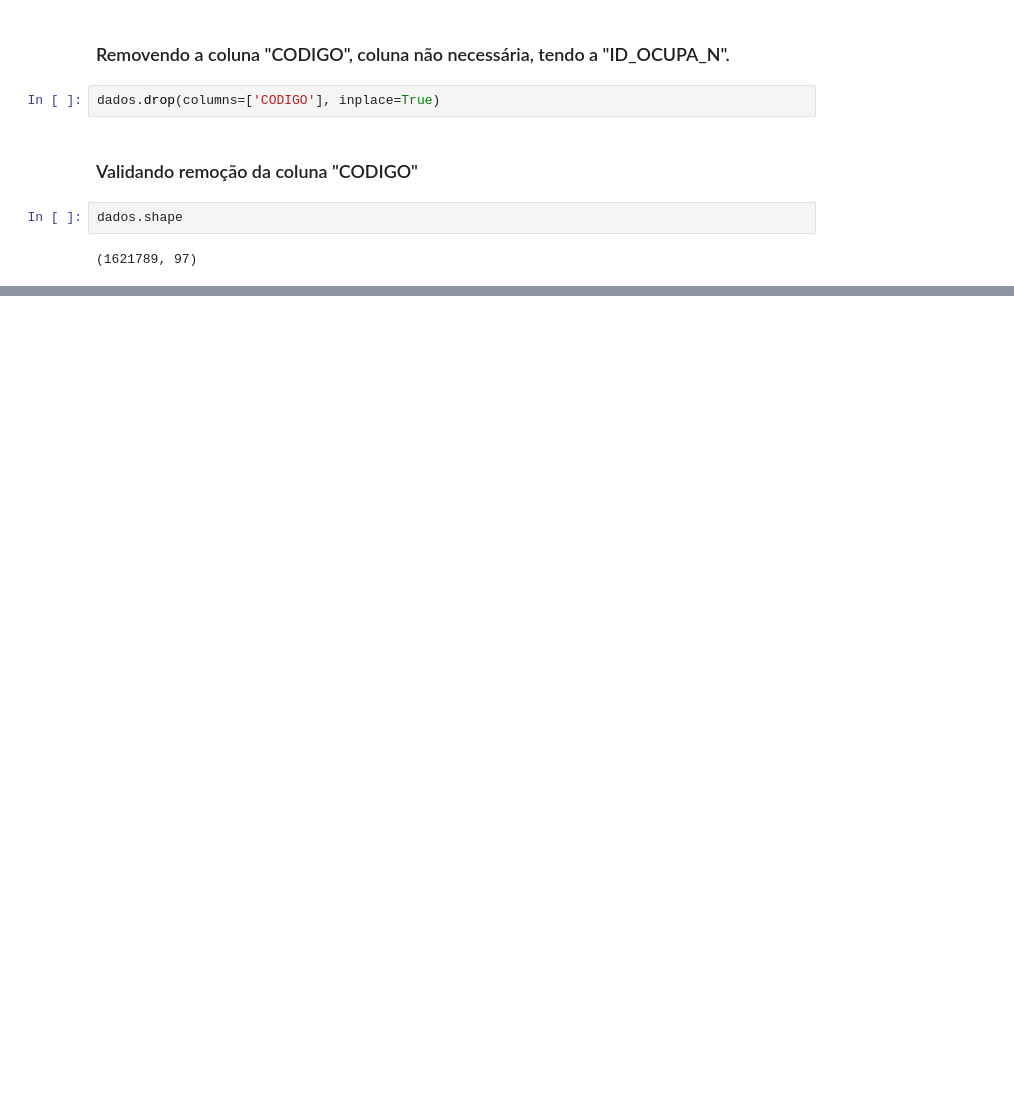
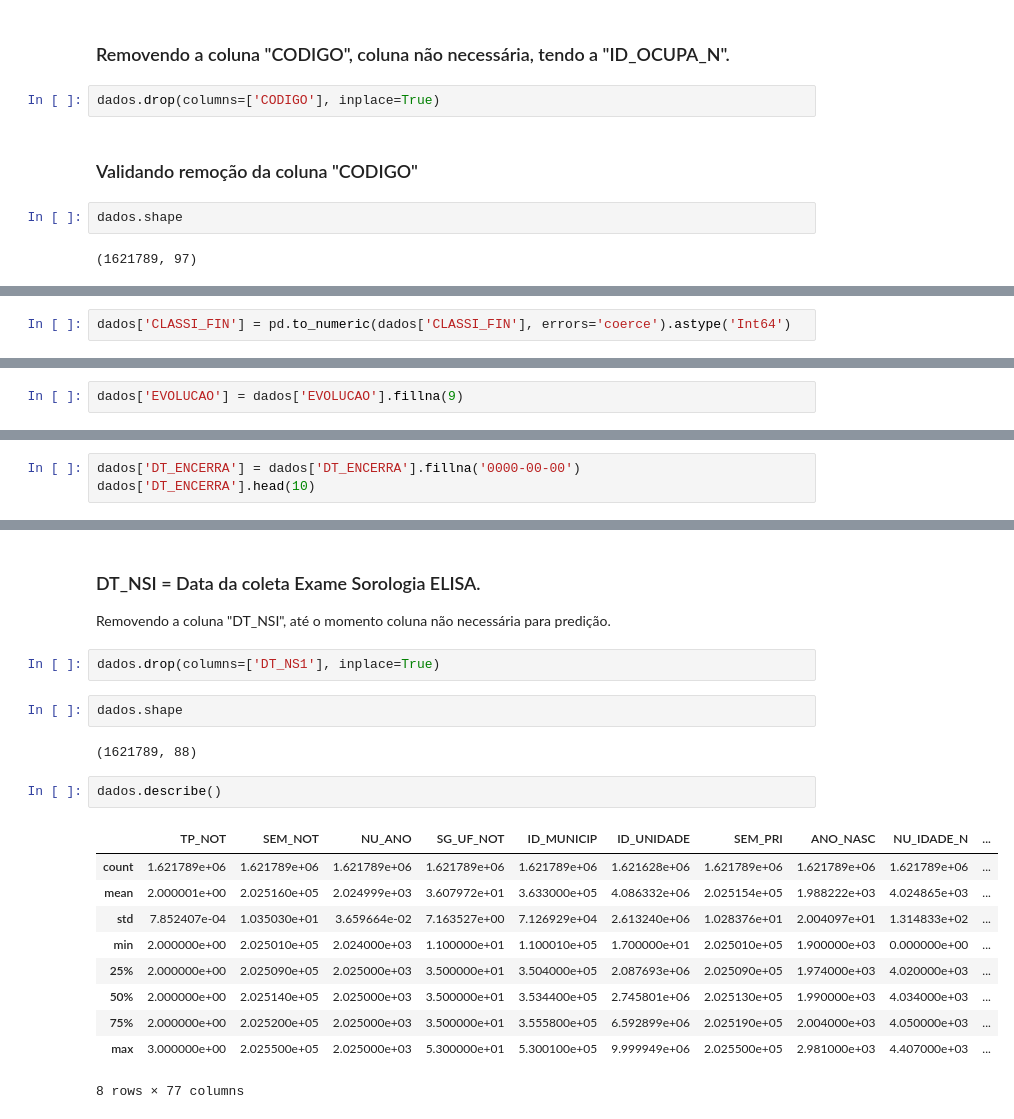
Before and after one commit to rodrigoandrade/8IADT-tech-challenge-fase1, a Jupyter notebook: tech_challenge_fase_1.ipynb, the cells around one changed output, grey strips where cells are left out. Cells and saved outputs as stored; diff of their text form; blank space fills up the shorter version.

```diff
--- a/tech_challenge_fase_1.ipynb
+++ b/tech_challenge_fase_1.ipynb
@@ -309,0 +485,2 @@ dados[['ID_OCUPA_N', 'TITULO']].head(20)
+# %%
+dados['CLASSI_FIN'] = pd.to_numeric(dados['CLASSI_FIN'], errors='coerce').astype('Int64')
@@ -309,0 +524,2 @@ dados[['ID_OCUPA_N', 'TITULO']].head(20)
+# %%
+dados['EVOLUCAO'] = dados['EVOLUCAO'].fillna(9)
@@ -309,0 +530,3 @@ dados[['ID_OCUPA_N', 'TITULO']].head(20)
+# %%
+dados['DT_ENCERRA'] = dados['DT_ENCERRA'].fillna('0000-00-00')
+dados['DT_ENCERRA'].head(10)
@@ -309,0 +546,23 @@ dados[['ID_OCUPA_N', 'TITULO']].head(20)
+# %% [markdown]
+### DT_NSI = Data da coleta Exame Sorologia ELISA.
+
+Removendo a coluna "DT_NSI", até o momento coluna não necessária para predição.
+# %%
+dados.drop(columns=['DT_NS1'], inplace=True)
+# %%
+dados.shape
+# %% [output]
+(1621789, 88)
+# %%
+dados.describe()
+# %% [output]
+|  | TP_NOT | SEM_NOT | NU_ANO | SG_UF_NOT | ID_MUNICIP | ID_UNIDADE | SEM_PRI | ANO_NASC | NU_IDADE_N | ... |
+| count | 1.621789e+06 | 1.621789e+06 | 1.621789e+06 | 1.621789e+06 | 1.621789e+06 | 1.621628e+06 | 1.621789e+06 | 1.621789e+06 | 1.621789e+06 | ... |
+| mean | 2.000001e+00 | 2.025160e+05 | 2.024999e+03 | 3.607972e+01 | 3.633000e+05 | 4.086332e+06 | 2.025154e+05 | 1.988222e+03 | 4.024865e+03 | ... |
+| std | 7.852407e-04 | 1.035030e+01 | 3.659664e-02 | 7.163527e+00 | 7.126929e+04 | 2.613240e+06 | 1.028376e+01 | 2.004097e+01 | 1.314833e+02 | ... |
+| min | 2.000000e+00 | 2.025010e+05 | 2.024000e+03 | 1.100000e+01 | 1.100010e+05 | 1.700000e+01 | 2.025010e+05 | 1.900000e+03 | 0.000000e+00 | ... |
+| 25% | 2.000000e+00 | 2.025090e+05 | 2.025000e+03 | 3.500000e+01 | 3.504000e+05 | 2.087693e+06 | 2.025090e+05 | 1.974000e+03 | 4.020000e+03 | ... |
+| 50% | 2.000000e+00 | 2.025140e+05 | 2.025000e+03 | 3.500000e+01 | 3.534400e+05 | 2.745801e+06 | 2.025130e+05 | 1.990000e+03 | 4.034000e+03 | ... |
+| 75% | 2.000000e+00 | 2.025200e+05 | 2.025000e+03 | 3.500000e+01 | 3.555800e+05 | 6.592899e+06 | 2.025190e+05 | 2.004000e+03 | 4.050000e+03 | ... |
+| max | 3.000000e+00 | 2.025500e+05 | 2.025000e+03 | 5.300000e+01 | 5.300100e+05 | 9.999949e+06 | 2.025500e+05 | 2.981000e+03 | 4.407000e+03 | ... |
+8 rows × 77 columns
```
Also changed, not shown: parts of 72 cells of this notebook.
